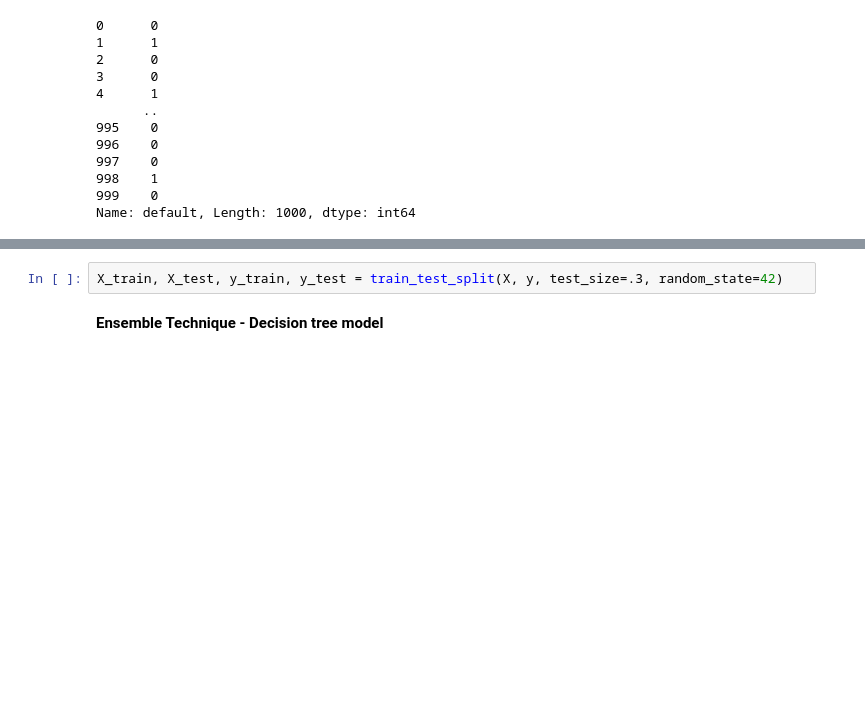
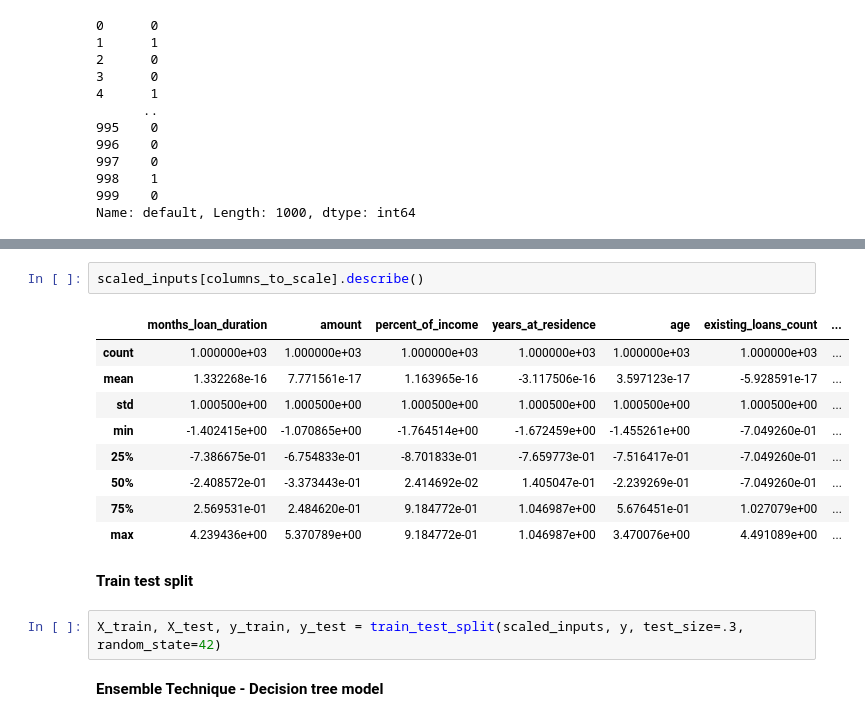
Before and after one commit to RochaErik/X-Ensemble-Techniques-Credit-Data, a Jupyter notebook: Ensemble_techniques_Credit_data.ipynb, the cells around one changed output, grey strips where cells are left out. Drawn from its saved outputs; the diff is of its cells as text; blank space fills up the shorter version.

```diff
--- a/Ensemble_techniques_Credit_data.ipynb
+++ b/Ensemble_techniques_Credit_data.ipynb
@@ -187,5 +266,19 @@ Name: default, Length: 1000, dtype: int64
+# %%
+scaled_inputs[columns_to_scale].describe()
+# %% [output]
+|  | months_loan_duration | amount | percent_of_income | years_at_residence | age | existing_loans_count | ... |
+| count | 1.000000e+03 | 1.000000e+03 | 1.000000e+03 | 1.000000e+03 | 1.000000e+03 | 1.000000e+03 | ... |
+| mean | 1.332268e-16 | 7.771561e-17 | 1.163965e-16 | -3.117506e-16 | 3.597123e-17 | -5.928591e-17 | ... |
+| std | 1.000500e+00 | 1.000500e+00 | 1.000500e+00 | 1.000500e+00 | 1.000500e+00 | 1.000500e+00 | ... |
+| min | -1.402415e+00 | -1.070865e+00 | -1.764514e+00 | -1.672459e+00 | -1.455261e+00 | -7.049260e-01 | ... |
+| 25% | -7.386675e-01 | -6.754833e-01 | -8.701833e-01 | -7.659773e-01 | -7.516417e-01 | -7.049260e-01 | ... |
+| 50% | -2.408572e-01 | -3.373443e-01 | 2.414692e-02 | 1.405047e-01 | -2.239269e-01 | -7.049260e-01 | ... |
+| 75% | 2.569531e-01 | 2.484620e-01 | 9.184772e-01 | 1.046987e+00 | 5.676451e-01 | 1.027079e+00 | ... |
+| max | 4.239436e+00 | 5.370789e+00 | 9.184772e-01 | 1.046987e+00 | 3.470076e+00 | 4.491089e+00 | ... |
+# %% [markdown]
+**Train test split**
 # %%
-X_train, X_test, y_train, y_test = train_test_split(X, y, test_size=.3, random_state=42)
+X_train, X_test, y_train, y_test = train_test_split(scaled_inputs, y, test_size=.3, random_state=42)
 # %% [markdown]
 **Ensemble Technique - Decision tree model**
 # %%
```
Also changed, not shown: parts of 13 cells of this notebook, 2 other files.
